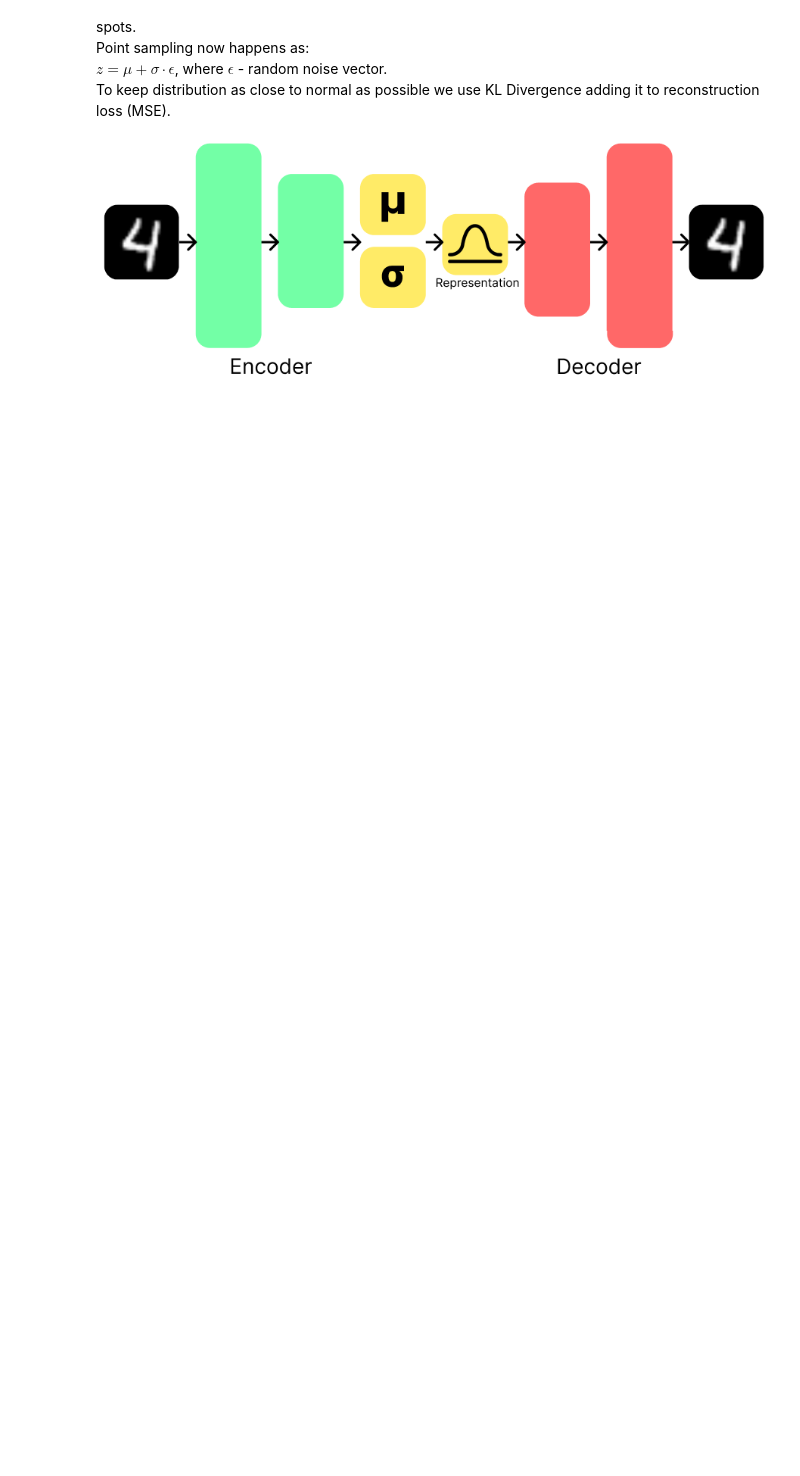
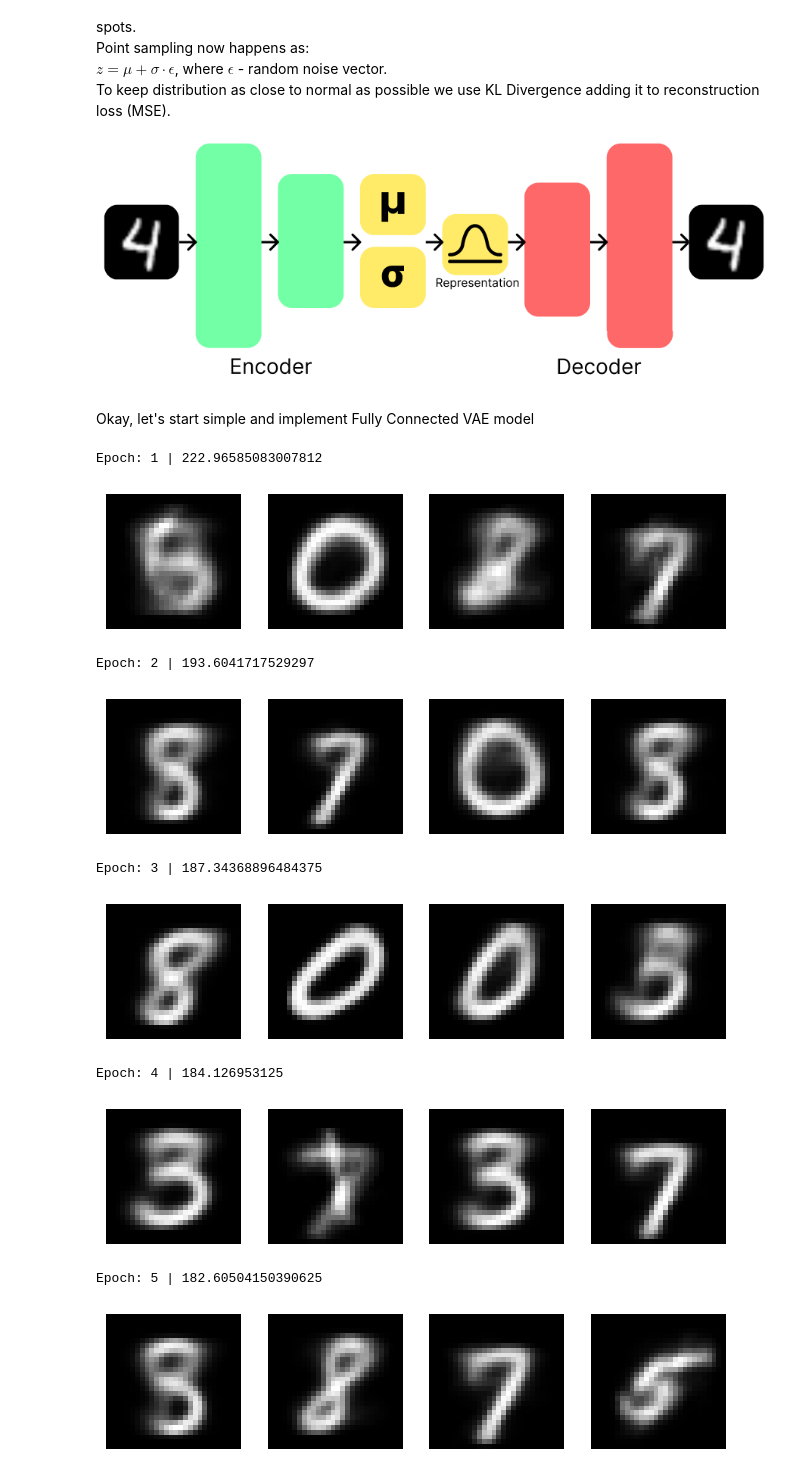
Before and after one commit to Cheslaff/KurwAI-archive, a Jupyter notebook: Guides/ImageGen(Easy)/AutoEncoders.ipynb, the cells around one changed output. Saved outputs shown, nothing was run; the diff lists cells and outputs as text; code cells hidden in the pictures; blank space fills up the shorter version.

```diff
--- a/Guides/ImageGen(Easy)/AutoEncoders.ipynb
+++ b/Guides/ImageGen(Easy)/AutoEncoders.ipynb
@@ -295,0 +303,2 @@ To keep distribution as close to normal as possible we use KL Divergence adding
+# %% [markdown]
+Okay, let's start simple and implement Fully Connected VAE model
@@ -295,0 +358,58 @@ To keep distribution as close to normal as possible we use KL Divergence adding
+# %%
+# Training Loop!
+
+epochs = 5
+
+vae_encoder = VAEncoder().to(device)
+vae_decoder = VAEDecoder().to(device)
+vae = VAE(vae_encoder, vae_decoder).to(device)
+
+lr = 0.001
+
+loss_fn = nn.MSELoss()
+optimizer = optim.Adam(vae.parameters(), lr=lr)
+# %%
+def kl_div(mean, log_var):
+  kl_divergence = -0.5 * torch.sum(1 + log_var - mean**2 - log_var.exp())
+  return kl_divergence
+# %%
+for epoch in range(epochs):
+  vae.train()
+  epoch_loss = 0
+  for img, _ in dataloader:
+    img = img.to(device)
+    img = img.view(-1, 1, 784)  # Flatten
+    reconstruction, mean, log_var = vae(img)
+    mse_loss = loss_fn(reconstruction, img)
+    kl_loss = kl_div(mean, log_var)
+    batch_loss = mse_loss + 0.0001 * kl_loss # Note: scaling kl is extremely important!
+    epoch_loss += batch_loss
+
+    optimizer.zero_grad()
+    batch_loss.backward()
+    optimizer.step()
+
+  print(f"Epoch: {epoch + 1} | {epoch_loss.item()}")
+
+  # Generate Images from noise
+  vae.eval()
+  with torch.inference_mode():
+    random_ = torch.randn(4, 1, 32, device=device)
+    reconstruction = vae_decoder(random_).cpu().view(4, 28, 28, 1)
+    plt.figure(figsize=(8, 4))
+    for n, img in enumerate(reconstruction):
+      plt.subplot(1, 4, n+1)
+      plt.axis("off")
+      plt.imshow(img, cmap="gray")
+    plt.show()
+# %% [output]
+Epoch: 1 | 222.96585083007812
+[figure, added]
+Epoch: 2 | 193.6041717529297
+[figure, added]
+Epoch: 3 | 187.34368896484375
+[figure, added]
+Epoch: 4 | 184.126953125
+[figure, added]
+Epoch: 5 | 182.60504150390625
+[figure, added]
```
Also changed, not shown: parts of 24 cells of this notebook.
